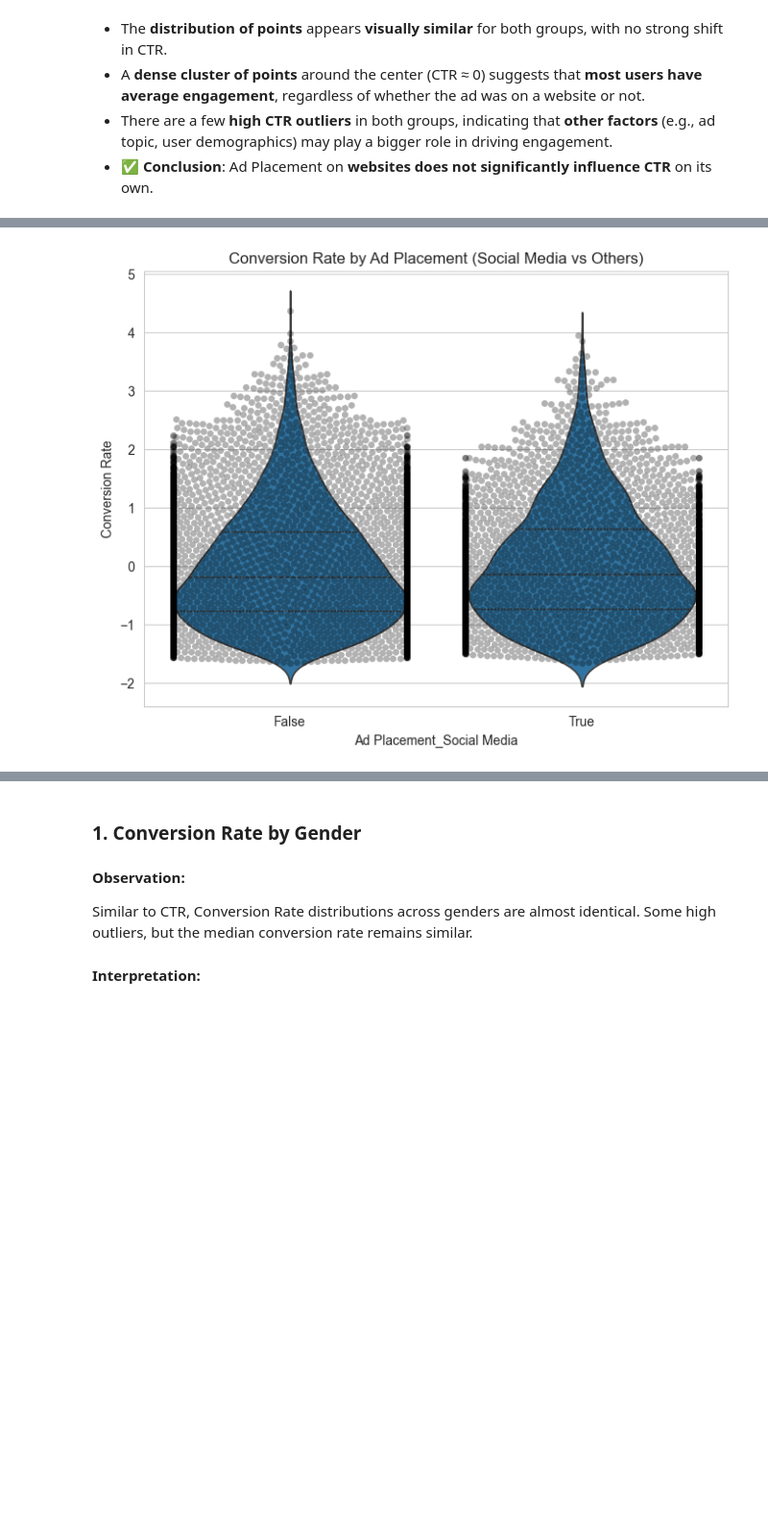
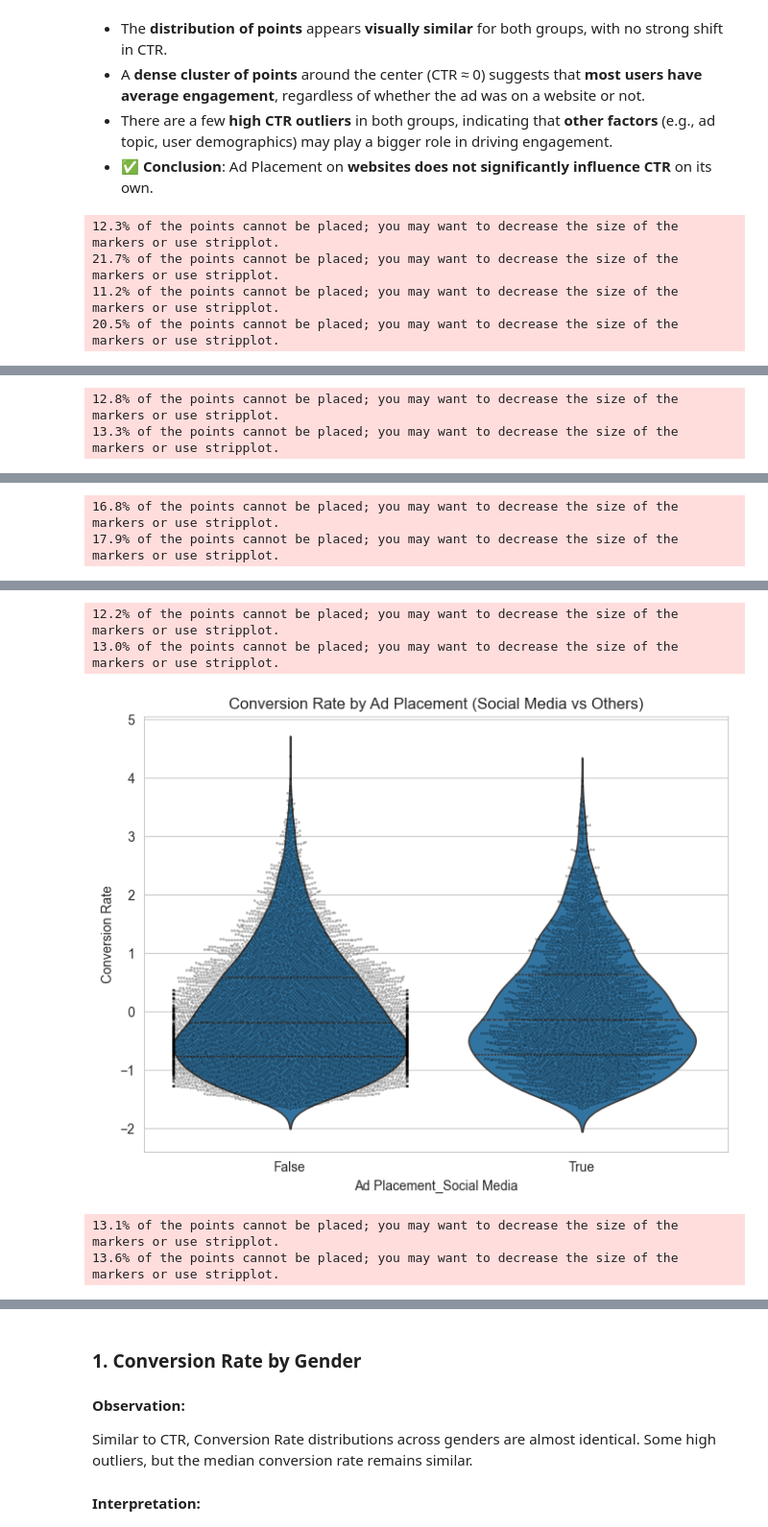
Before and after one commit to ARYAN-SIDH/Ads-Optimization-CTR-Conversions, a Jupyter notebook: masters_project.ipynb, the cells around one changed output, grey strips where cells are left out. Shown at 96% size. Cells and saved outputs as stored; diff of their text form; code cells hidden in the pictures; blank space fills up the shorter version.

Commit message:
Done some corrections in visualization

```diff
--- a/masters_project.ipynb
+++ b/masters_project.ipynb
@@ -331,35 +364,39 @@ sns.set_style("whitegrid")
 # Plot 1: Conversion Rate by Gender
 plt.figure(figsize=(8, 6))
 sns.violinplot(x='Gender', y='Conversion Rate', data=df_demo, inner='quartile')
-sns.swarmplot(x='Gender', y='Conversion Rate', data=df_demo, color='k', alpha=0.3)
+sns.swarmplot(x='Gender', y='Conversion Rate', data=df_demo, color='k', alpha=0.3, size = 2)
 plt.title("Conversion Rate by Gender")
 plt.show()
 
 # Plot 2: Conversion Rate by Location
 plt.figure(figsize=(8, 6))
 sns.violinplot(x='Location_Urban', y='Conversion Rate', data=df_demo, inner='quartile')
-sns.swarmplot(x='Location_Urban', y='Conversion Rate', data=df_demo, color='k', alpha=0.3)
+sns.swarmplot(x='Location_Urban', y='Conversion Rate', data=df_demo, color='k', alpha=0.3, size = 2)
 plt.title("Conversion Rate by Location (Urban vs Others)")
 plt.show()
 
 # Plot 3: Conversion Rate by Ad Type (Video)
 plt.figure(figsize=(8, 6))
 sns.violinplot(x='Ad Type_Video', y='Conversion Rate', data=df_demo, inner='quartile')
-sns.swarmplot(x='Ad Type_Video', y='Conversion Rate', data=df_demo, color='k', alpha=0.3)
+sns.swarmplot(x='Ad Type_Video', y='Conversion Rate', data=df_demo, color='k', alpha=0.3, size = 2)
 plt.title("Conversion Rate by Ad Type (Video vs Others)")
 plt.show()
 
 # Plot 4: Conversion Rate by Ad Placement (Social Media)
 plt.figure(figsize=(8, 6))
 sns.violinplot(x='Ad Placement_Social Media', y='Conversion Rate', data=df_demo, inner='quartile')
-sns.swarmplot(x='Ad Placement_Social Media', y='Conversion Rate', data=df_demo, color='k', alpha=0.3)
+sns.swarmplot(x='Ad Placement_Social Media', y='Conversion Rate', data=df_demo, color='k', alpha=0.3,size =2)
 plt.title("Conversion Rate by Ad Placement (Social Media vs Others)")
 plt.show()
 
 # Plot 5: Conversion Rate by Ad Placement (Website)
 plt.figure(figsize=(8, 6))
 sns.violinplot(x='Ad Placement_Website', y='Conversion Rate', data=df_demo, inner='quartile')
-sns.swarmplot(x='Ad Placement_Website', y='Conversion Rate', data=df_demo, color='k', alpha=0.3)
+sns.swarmplot(x='Ad Placement_Website', y='Conversion Rate', data=df_demo, color='k', alpha=0.3, size = 2)
 plt.title("Conversion Rate by Ad Placement (Website vs Others)")
 plt.show()
 # %% [output]
+12.3% of the points cannot be placed; you may want to decrease the size of the markers or use stripplot.
+21.7% of the points cannot be placed; you may want to decrease the size of the markers or use stripplot.
+11.2% of the points cannot be placed; you may want to decrease the size of the markers or use stripplot.
+20.5% of the points cannot be placed; you may want to decrease the size of the markers or use stripplot.
@@ -366,0 +404,2 @@ plt.show()
+12.8% of the points cannot be placed; you may want to decrease the size of the markers or use stripplot.
+13.3% of the points cannot be placed; you may want to decrease the size of the markers or use stripplot.
@@ -367,0 +407,2 @@ plt.show()
+16.8% of the points cannot be placed; you may want to decrease the size of the markers or use stripplot.
+17.9% of the points cannot be placed; you may want to decrease the size of the markers or use stripplot.
@@ -369 +410,5 @@ plt.show()
+12.2% of the points cannot be placed; you may want to decrease the size of the markers or use stripplot.
+13.0% of the points cannot be placed; you may want to decrease the size of the markers or use stripplot.
-[figure, old version]
+[figure, new version]
+13.1% of the points cannot be placed; you may want to decrease the size of the markers or use stripplot.
+13.6% of the points cannot be placed; you may want to decrease the size of the markers or use stripplot.
```
Also changed, not shown: parts of 20 cells of this notebook, 1 other file.
